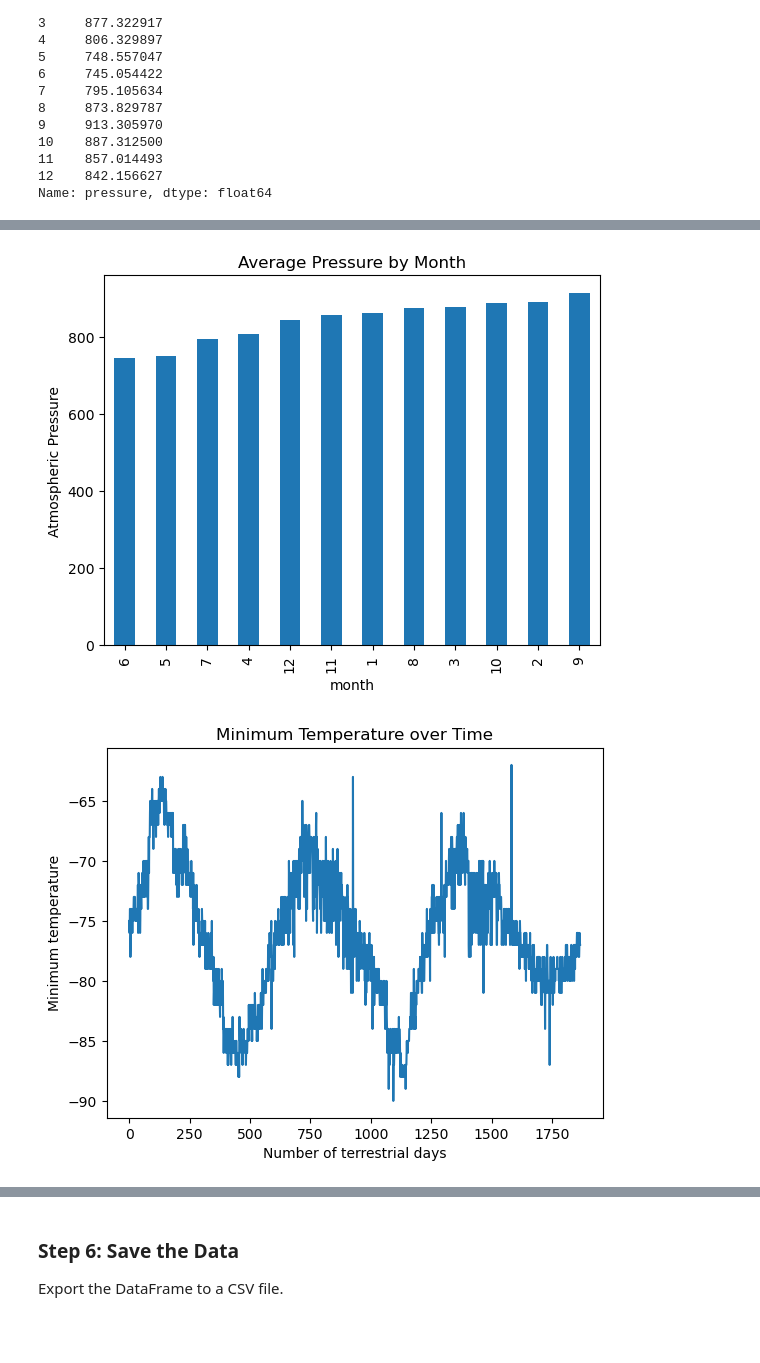
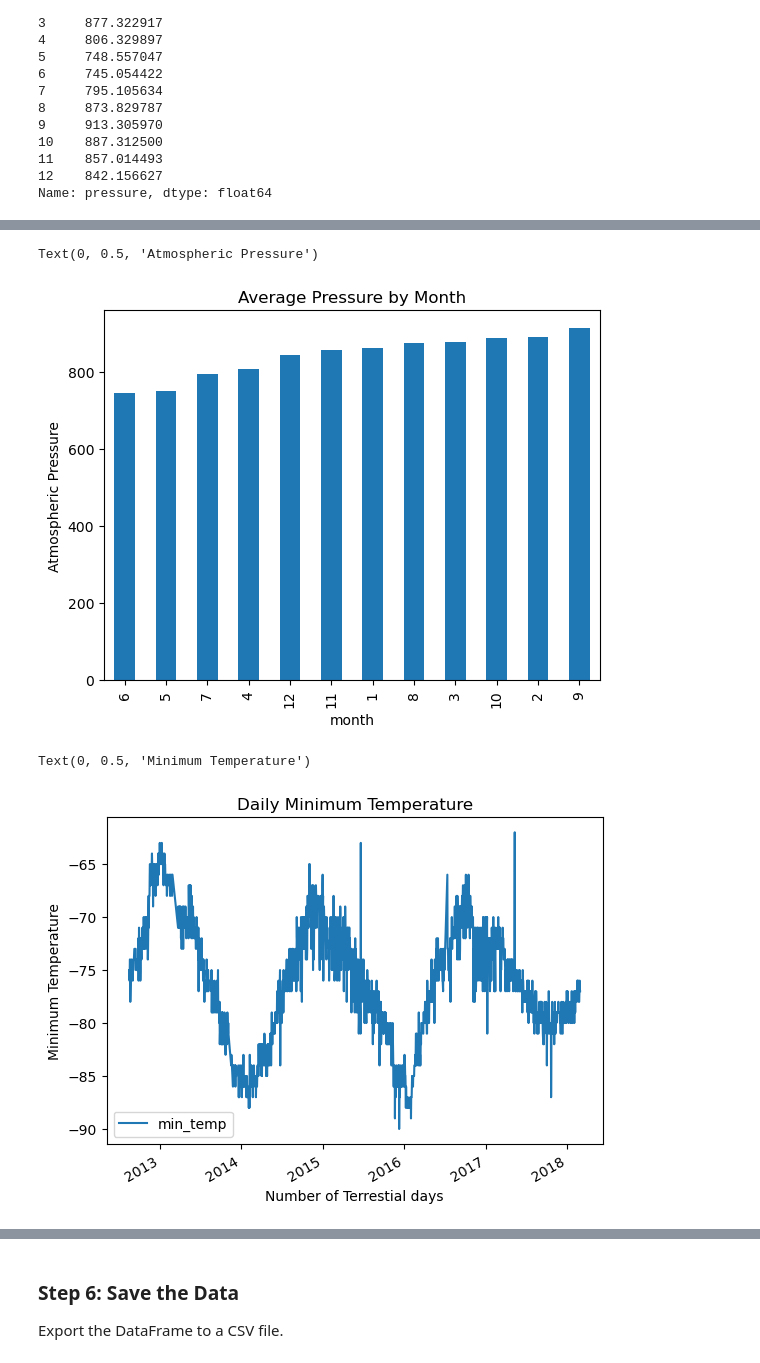
Before and after one commit to dparcon/Mars-Analysis, a Jupyter notebook: part_2_mars_weather.ipynb, the cells around one changed output, grey strips where cells are left out. Cells and saved outputs as stored; diff of their text form; code cells hidden in the pictures; blank space fills up the shorter version.

```diff
--- a/part_2_mars_weather.ipynb
+++ b/part_2_mars_weather.ipynb
@@ -179,10 +197,18 @@ Name: pressure, dtype: float64
 [figure]
 # %%
 # Identify the lowest and highest pressure months in Curiosity's location by sorting the previous graph
+sorted_avg_pressure = avg_pressure.sort_values()
+sorted_avg_pressure.plot(kind='bar', title='Average Pressure by Month')
+plt.ylabel('Atmospheric Pressure')
 # %% [output]
+Text(0, 0.5, 'Atmospheric Pressure')
 [figure]
 # %%
 # 5. How many terrestrial (Earth) days are there in a Martian year?
 # Visually estimate the result by plotting the daily minimum temperature of each observation in the data set.
+mars_weather_df.plot(x='terrestrial_date', y='min_temp', title='Daily Minimum Temperature')
+plt.xlabel('Number of Terrestial days')
+plt.ylabel('Minimum Temperature')
 # %% [output]
+Text(0, 0.5, 'Minimum Temperature')
-[figure, old version]
+[figure, new version]
```
Also changed, not shown: parts of 14 cells of this notebook, 2 other files.
